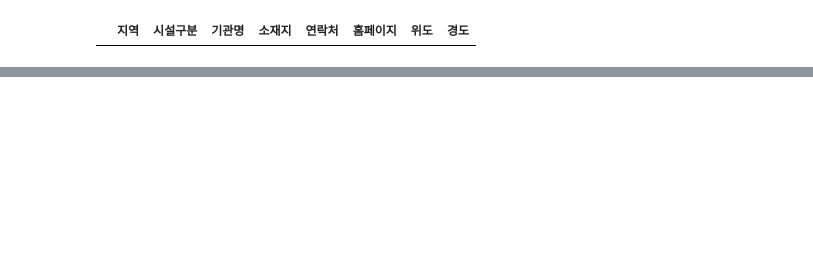
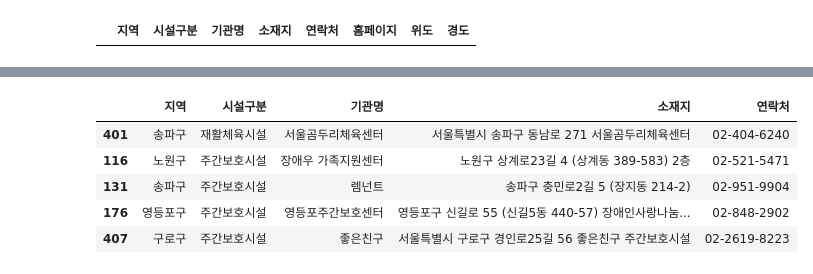
Before and after one commit to BigDataCampus/fresh, a Jupyter notebook: facility cleansing.ipynb, the cells around one changed output, grey strips where cells are left out. Drawn from its saved outputs; the diff is of its cells as text; code cells hidden in the pictures; blank space fills up the shorter version.

```diff
--- a/facility cleansing.ipynb
+++ b/facility cleansing.ipynb
@@ -244,0 +271,9 @@ facility.to_csv('make.csv',encoding='euc-kr')
+# %%
+facility.sample(5)
+# %% [output]
+|  | 지역 | 시설구분 | 기관명 | 소재지 | 연락처 |
+| 401 | 송파구 | 재활체육시설 | 서울곰두리체육센터 | 서울특별시 송파구 동남로 271 서울곰두리체육센터 | 02-404-6240 |
+| 116 | 노원구 | 주간보호시설 | 장애우 가족지원센터 | 노원구 상계로23길 4 (상계동 389-583) 2층 | 02-521-5471 |
+| 131 | 송파구 | 주간보호시설 | 렘넌트 | 송파구 충민로2길 5 (장지동 214-2) | 02-951-9904 |
+| 176 | 영등포구 | 주간보호시설 | 영등포주간보호센터 | 영등포구 신길로 55 (신길5동 440-57) 장애인사랑나눔... | 02-848-2902 |
+| 407 | 구로구 | 주간보호시설 | 좋은친구 | 서울특별시 구로구 경인로25길 56 좋은친구 주간보호시설 | 02-2619-8223 |
```
Also changed, not shown: parts of 26 cells of this notebook, 1 other file.
